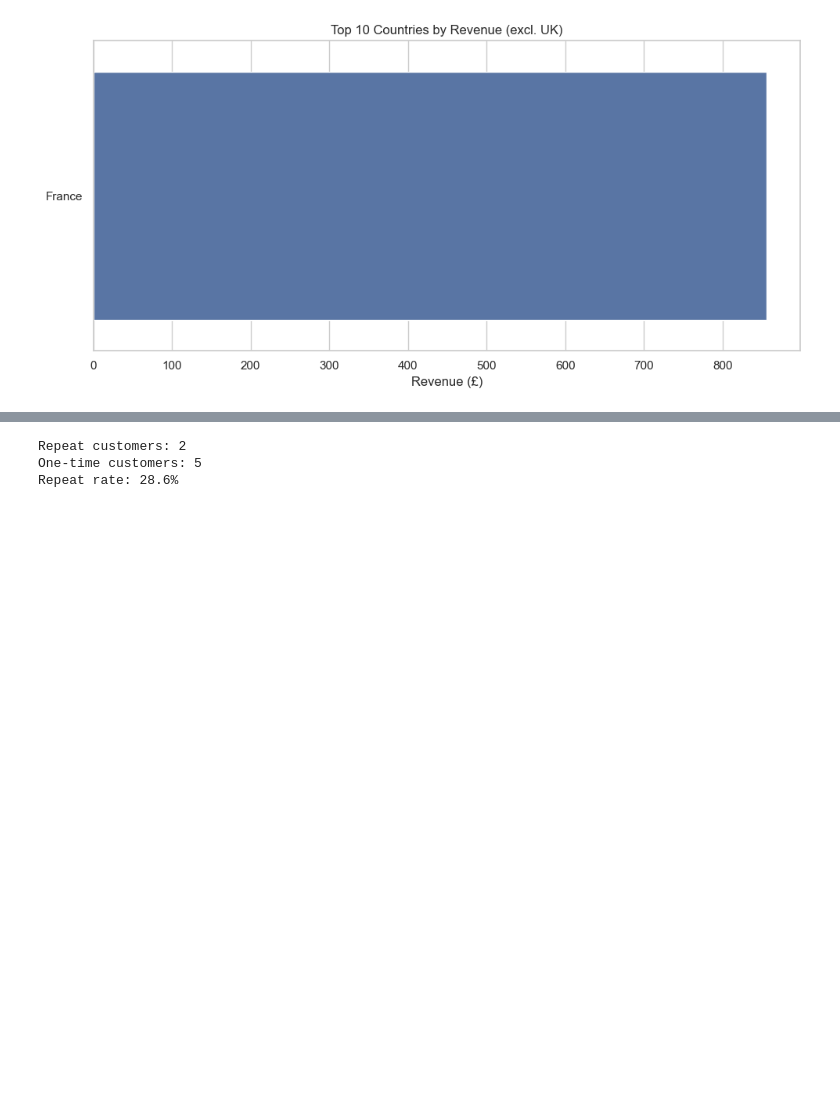
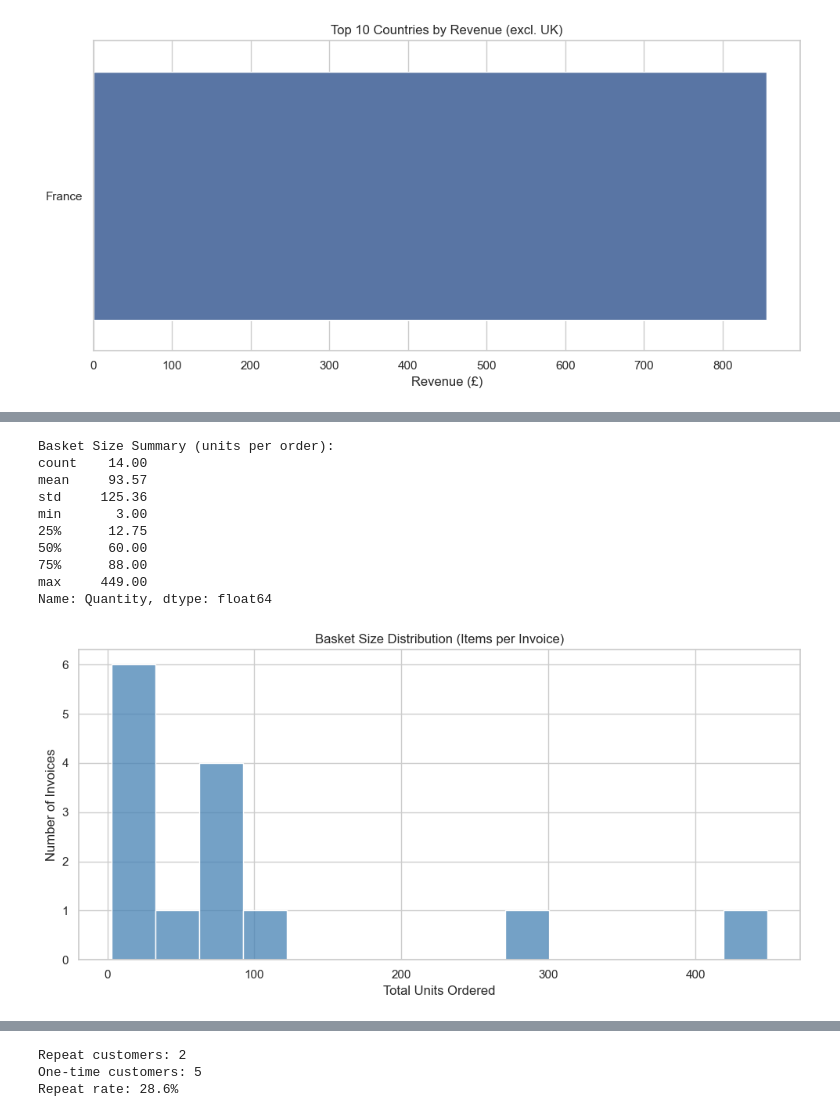
Before and after one commit to robillarddylan5/Online-Retail-Sales-Analysis-, a Jupyter notebook: notebook/eda_online_retail.ipynb, the cells around one changed output, grey strips where cells are left out. Drawn from its saved outputs; the diff is of its cells as text; code cells hidden in the pictures; blank space fills up the shorter version.

```diff
--- a/notebook/eda_online_retail.ipynb
+++ b/notebook/eda_online_retail.ipynb
@@ -183,0 +209,27 @@ are only as reliable as the data they're drawn from.
+# %%
+basket_size = df.groupby('Invoice')['Quantity'].sum()
+
+print("Basket Size Summary (units per order):")
+print(basket_size.describe().round(2))
+
+fig, ax = plt.subplots(figsize=(10, 5))
+sns.histplot(basket_size, bins=15, ax=ax, color='steelblue', edgecolor='white')
+
+ax.set_title('Basket Size Distribution (Items per Invoice)')
+ax.set_xlabel('Total Units Ordered')
+ax.set_ylabel('Number of Invoices')
+plt.tight_layout()
+plt.savefig('../images/basket_size.png', dpi=150)
+plt.show()
+# %% [output]
+Basket Size Summary (units per order):
+count    14.00
+mean     93.57
+std     125.36
+min       3.00
+25%      12.75
+50%      60.00
+75%      88.00
+max     449.00
+Name: Quantity, dtype: float64
+[figure, added]
```
Also changed, not shown: parts of 5 cells of this notebook, 2 other files.
